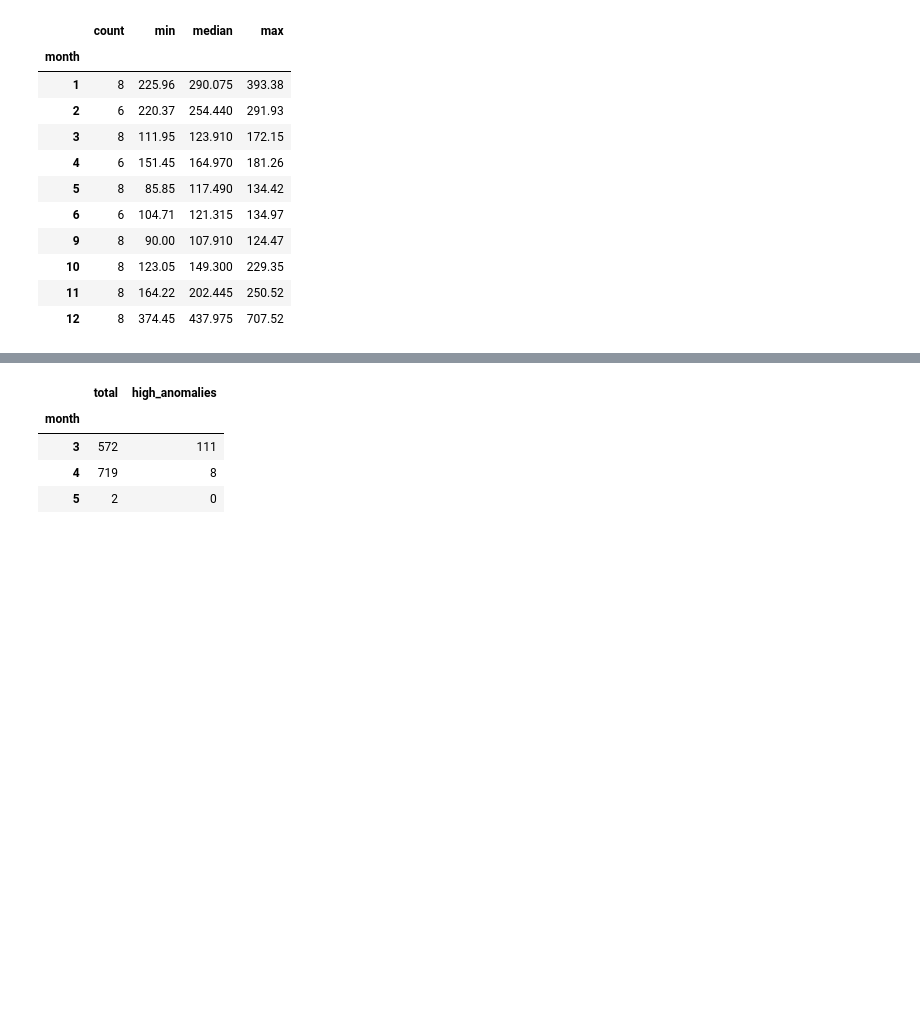
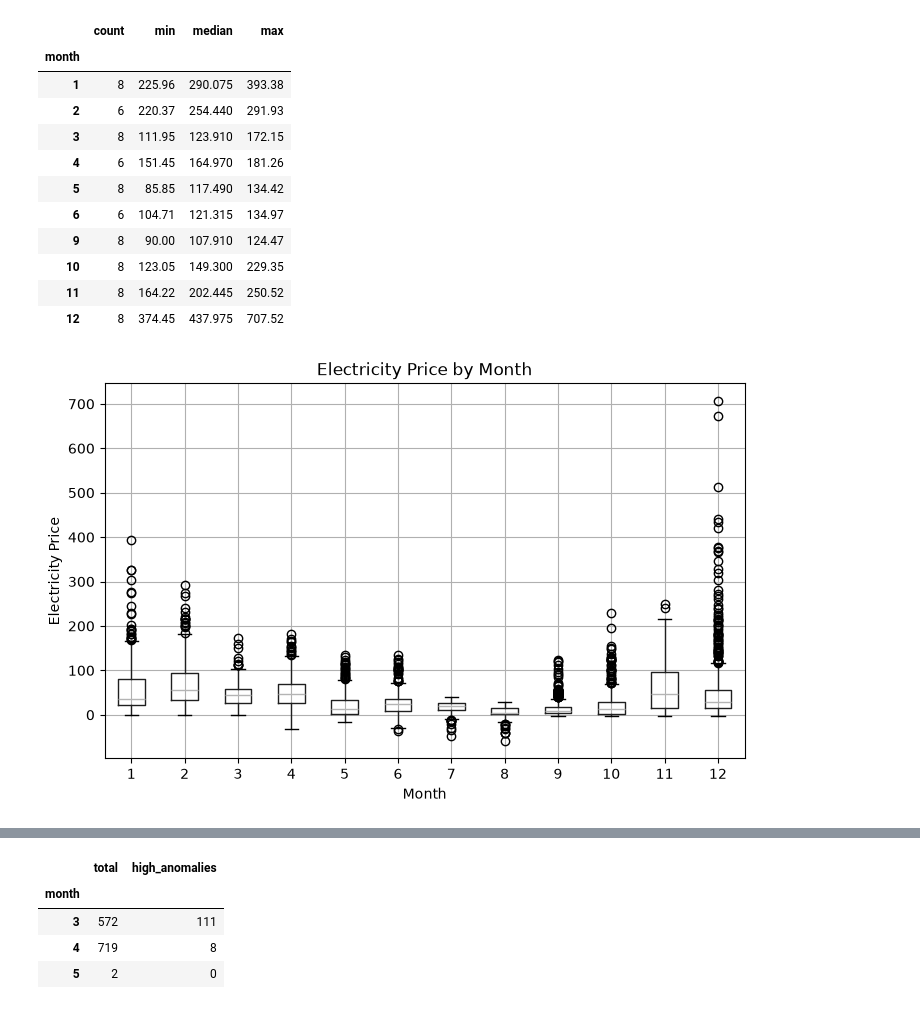
Before and after one commit to FilipZanton/se3-price-spike-prediction, a Jupyter notebook: notebooks/05_anomaly_detection.ipynb, the cells around one changed output, grey strips where cells are left out. Drawn from its saved outputs; the diff is of its cells as text; code cells hidden in the pictures; blank space fills up the shorter version.

Commit message:
graphs in 05

```diff
--- a/notebooks/05_anomaly_detection.ipynb
+++ b/notebooks/05_anomaly_detection.ipynb
@@ -113,3 +113,19 @@ train[train["high_price_anomaly"]].groupby("month")["price"].agg(
 | 10 | 8 | 123.05 | 149.300 | 229.35 |
 | 11 | 8 | 164.22 | 202.445 | 250.52 |
 | 12 | 8 | 374.45 | 437.975 | 707.52 |
+# %%
+import matplotlib.pyplot as plt
+
+train.boxplot(
+    column="price",
+    by="month",
+    figsize=(8, 5)
+)
+
+plt.title("Electricity Price by Month")
+plt.suptitle("")
+plt.xlabel("Month")
+plt.ylabel("Electricity Price")
+plt.show()
+# %% [output]
+[figure, added]
```
Also changed, not shown: parts of 1 cell of this notebook.
